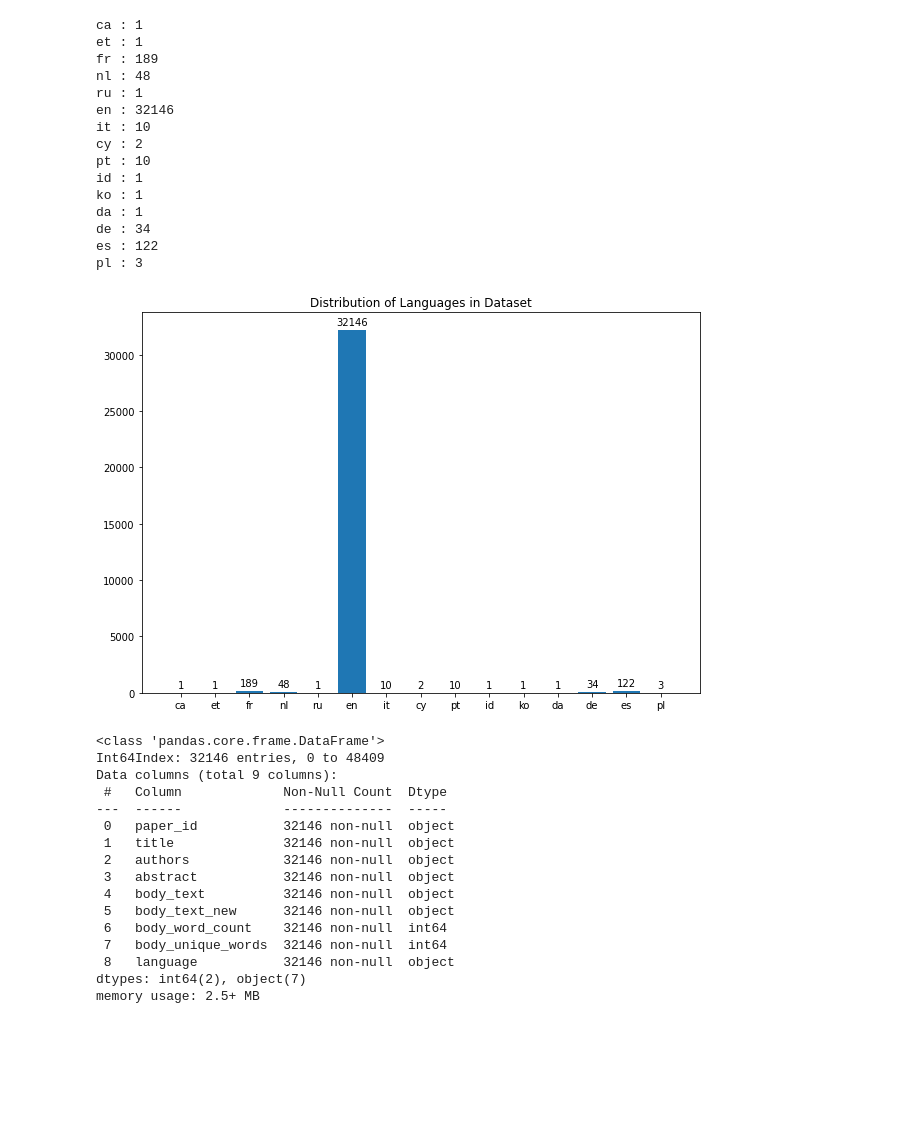
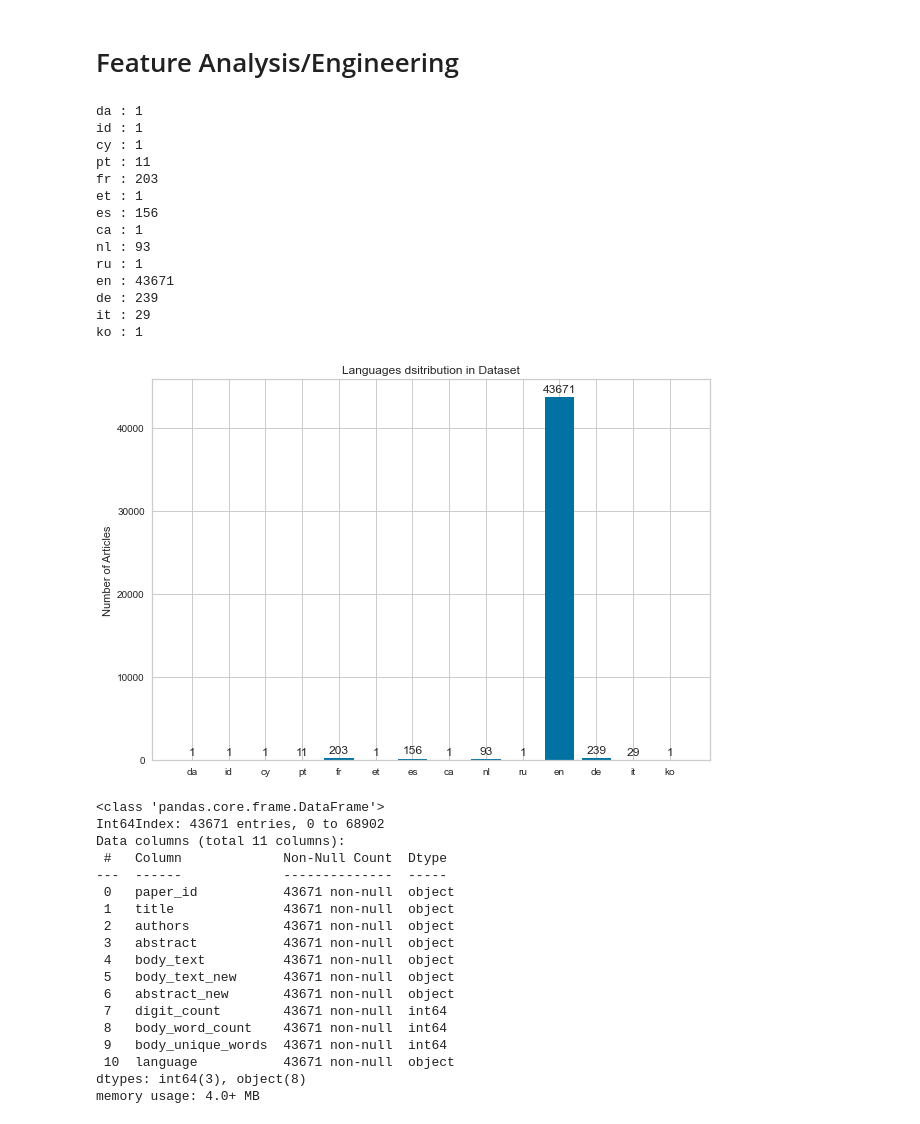
Before and after one commit to rtg901111/Corona-NLP-Project, a Jupyter notebook: Project.ipynb, the cells around one changed output. Cells and saved outputs as stored; diff of their text form; code cells hidden in the pictures; blank space fills up the shorter version.

```diff
--- a/Project.ipynb
+++ b/Project.ipynb
@@ -70,21 +87,24 @@ memory usage: 2.2+ MB
+# %% [markdown]
+# Feature Analysis/Engineering
 # %%
 #Body text data that might be useful
+data['digit_count'] = data['body_text'].apply(lambda x: len([x for x in x.split() if x.isdigit()]))
 data['body_word_count'] = data['body_text'].apply(lambda x: len(x.strip().split()))  # word count in body
-data['body_unique_words']= data['body_text'].apply(lambda x:len(set(str(x).split())))
+data['body_unique_words']= data['body_text'].apply(lambda x:len(set(x.strip().split())))
 # %%
 data.drop_duplicates(['abstract', 'body_text'], inplace=True)
 data['abstract'].describe(include='all')
 data.dropna(inplace=True)
 # %%
+#Checking languages
+
 DetectorFactory.seed = 0
 
-# hold label - language
 languages = []
 
-# go through each text
-for ii in tqdm(range(0,len(data))):
+for i in range(0,len(data)):
     # split by space into list, take the first x intex, join with space
-    text = data.iloc[ii]['body_text'].split(" ")
+    text = data.iloc[i]['body_text'].split(" ")
 
     lang = "en"
     try:
@@ -92,22 +112,18 @@ for ii in tqdm(range(0,len(data))):
             lang = detect(" ".join(text[:50]))
         elif len(text) > 0:
             lang = detect(" ".join(text[:len(text)]))
-    # ught... beginning of the document was not in a good format
     except Exception as e:
         all_words = set(text)
         try:
             lang = detect(" ".join(all_words))
-        # what!! :( let's see if we can find any text in abstract...
         except Exception as e:
 
             try:
                 # let's try to label it through the abstract then
-                lang = detect(df.iloc[ii]['abstract_summary'])
+                lang = detect(df.iloc[i]['abstract_summary'])
             except Exception as e:
                 lang = "unknown"
                 pass
-
-    # get the language
     languages.append(lang)
 # %%
 languages_dict = {}
@@ -118,60 +134,63 @@ data['language'] = languages
 for key,value in languages_dict.items():
     print(str(key) +' : ' + str(value))
 # %% [output]
+da : 1
+id : 1
+cy : 1
+pt : 11
+fr : 203
+et : 1
+es : 156
 ca : 1
-et : 1
-fr : 189
-nl : 48
+nl : 93
 ru : 1
-en : 32146
-it : 10
-cy : 2
-pt : 10
-id : 1
+en : 43671
+de : 239
+it : 29
 ko : 1
-da : 1
-de : 34
-es : 122
-pl : 3
 # %%
 fig, ax = plt.subplots(figsize=(10,7))
 fig.size = (40,20)
-graph = ax.bar(range(len(languages_dict)), list(languages_dict.values()))
+graph = plt.bar(range(len(languages_dict)), list(languages_dict.values()))
 plt.xticks(range(len(languages_dict)), list(languages_dict.keys()))
 #plt.pie(list(languages_dict.values()), labels=list(languages_dict.keys()))
-ax.set_title("Distribution of Languages in Dataset")
+ax.set_title("Languages dsitribution in Dataset")
+ax.set_ylabel("Number of Articles")
 def autolabel(rects):
     """Attach a text label above each bar in *rects*, displaying its height."""
     for rect in rects:
         height = rect.get_height()
         ax.annotate('{}'.format(height),
                     xy=(rect.get_x() + rect.get_width() / 2, height),
                     xytext=(0, 3),  # 3 points vertical offset
                     textcoords="offset points",
                     ha='center', va='bottom')
 
 autolabel(graph)
+plt.savefig("language_distribution.png")
 plt.show()
 # %% [output]
-[figure, old version]
+[figure, new version]
 # %%
 #let's drop all non-english languages!
 data = data[data['language'] == 'en']
 data.info()
 # %% [output]
 <class 'pandas.core.frame.DataFrame'>
-Int64Index: 32146 entries, 0 to 48409
-Data columns (total 9 columns):
+Int64Index: 43671 entries, 0 to 68902
+Data columns (total 11 columns):
  #   Column             Non-Null Count  Dtype
 ---  ------             --------------  -----
- 0   paper_id           32146 non-null  object
- 1   title              32146 non-null  object
- 2   authors            32146 non-null  object
- 3   abstract           32146 non-null  object
- 4   body_text          32146 non-null  object
- 5   body_text_new      32146 non-null  object
- 6   body_word_count    32146 non-null  int64
- 7   body_unique_words  32146 non-null  int64
- 8   language           32146 non-null  object
-dtypes: int64(2), object(7)
-memory usage: 2.5+ MB
+ 0   paper_id           43671 non-null  object
+ 1   title              43671 non-null  object
+ 2   authors            43671 non-null  object
+ 3   abstract           43671 non-null  object
+ 4   body_text          43671 non-null  object
+ 5   body_text_new      43671 non-null  object
+ 6   abstract_new       43671 non-null  object
+ 7   digit_count        43671 non-null  int64
+ 8   body_word_count    43671 non-null  int64
+ 9   body_unique_words  43671 non-null  int64
+ 10  language           43671 non-null  object
+dtypes: int64(3), object(8)
+memory usage: 4.0+ MB
```
Also changed, not shown: parts of 70 cells of this notebook, 1 other file.
